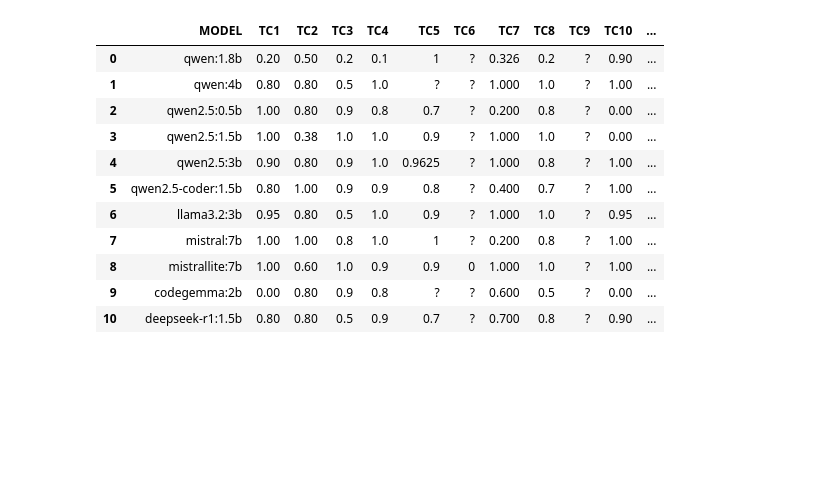
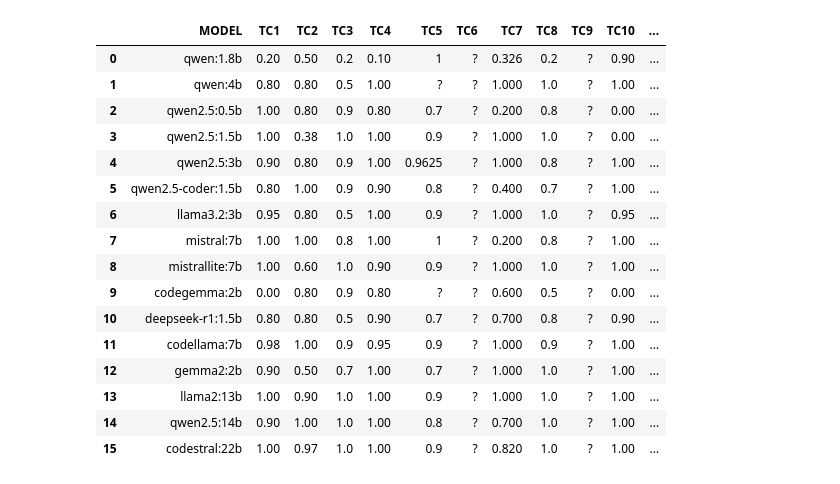
Before and after one commit to PhucLe03/RAG-Project, a Jupyter notebook: generator_eval/generator_eval_plot.ipynb, the cells around one changed output. Cells and saved outputs as stored; diff of their text form; code cells hidden in the pictures; blank space fills up the shorter version.

```diff
--- a/generator_eval/generator_eval_plot.ipynb
+++ b/generator_eval/generator_eval_plot.ipynb
@@ -4,20 +4,25 @@ import os
 
 df = pandas.read_csv(os.path.join('eval_result', 'summary.csv'), sep=';')
 # %%
-df.fillna(0.5, inplace=True)
+# df.fillna(0.5, inplace=True)
 df
 # %% [output]
 |  | MODEL | TC1 | TC2 | TC3 | TC4 | TC5 | TC6 | TC7 | TC8 | TC9 | TC10 | ... |
-| 0 | qwen:1.8b | 0.20 | 0.50 | 0.2 | 0.1 | 1 | ? | 0.326 | 0.2 | ? | 0.90 | ... |
-| 1 | qwen:4b | 0.80 | 0.80 | 0.5 | 1.0 | ? | ? | 1.000 | 1.0 | ? | 1.00 | ... |
-| 2 | qwen2.5:0.5b | 1.00 | 0.80 | 0.9 | 0.8 | 0.7 | ? | 0.200 | 0.8 | ? | 0.00 | ... |
-| 3 | qwen2.5:1.5b | 1.00 | 0.38 | 1.0 | 1.0 | 0.9 | ? | 1.000 | 1.0 | ? | 0.00 | ... |
-| 4 | qwen2.5:3b | 0.90 | 0.80 | 0.9 | 1.0 | 0.9625 | ? | 1.000 | 0.8 | ? | 1.00 | ... |
-| 5 | qwen2.5-coder:1.5b | 0.80 | 1.00 | 0.9 | 0.9 | 0.8 | ? | 0.400 | 0.7 | ? | 1.00 | ... |
-| 6 | llama3.2:3b | 0.95 | 0.80 | 0.5 | 1.0 | 0.9 | ? | 1.000 | 1.0 | ? | 0.95 | ... |
-| 7 | mistral:7b | 1.00 | 1.00 | 0.8 | 1.0 | 1 | ? | 0.200 | 0.8 | ? | 1.00 | ... |
-| 8 | mistrallite:7b | 1.00 | 0.60 | 1.0 | 0.9 | 0.9 | 0 | 1.000 | 1.0 | ? | 1.00 | ... |
-| 9 | codegemma:2b | 0.00 | 0.80 | 0.9 | 0.8 | ? | ? | 0.600 | 0.5 | ? | 0.00 | ... |
-| 10 | deepseek-r1:1.5b | 0.80 | 0.80 | 0.5 | 0.9 | 0.7 | ? | 0.700 | 0.8 | ? | 0.90 | ... |
+| 0 | qwen:1.8b | 0.20 | 0.50 | 0.2 | 0.10 | 1 | ? | 0.326 | 0.2 | ? | 0.90 | ... |
+| 1 | qwen:4b | 0.80 | 0.80 | 0.5 | 1.00 | ? | ? | 1.000 | 1.0 | ? | 1.00 | ... |
+| 2 | qwen2.5:0.5b | 1.00 | 0.80 | 0.9 | 0.80 | 0.7 | ? | 0.200 | 0.8 | ? | 0.00 | ... |
+| 3 | qwen2.5:1.5b | 1.00 | 0.38 | 1.0 | 1.00 | 0.9 | ? | 1.000 | 1.0 | ? | 0.00 | ... |
+| 4 | qwen2.5:3b | 0.90 | 0.80 | 0.9 | 1.00 | 0.9625 | ? | 1.000 | 0.8 | ? | 1.00 | ... |
+| 5 | qwen2.5-coder:1.5b | 0.80 | 1.00 | 0.9 | 0.90 | 0.8 | ? | 0.400 | 0.7 | ? | 1.00 | ... |
+| 6 | llama3.2:3b | 0.95 | 0.80 | 0.5 | 1.00 | 0.9 | ? | 1.000 | 1.0 | ? | 0.95 | ... |
+| 7 | mistral:7b | 1.00 | 1.00 | 0.8 | 1.00 | 1 | ? | 0.200 | 0.8 | ? | 1.00 | ... |
+| 8 | mistrallite:7b | 1.00 | 0.60 | 1.0 | 0.90 | 0.9 | ? | 1.000 | 1.0 | ? | 1.00 | ... |
+| 9 | codegemma:2b | 0.00 | 0.80 | 0.9 | 0.80 | ? | ? | 0.600 | 0.5 | ? | 0.00 | ... |
+| 10 | deepseek-r1:1.5b | 0.80 | 0.80 | 0.5 | 0.90 | 0.7 | ? | 0.700 | 0.8 | ? | 0.90 | ... |
+| 11 | codellama:7b | 0.98 | 1.00 | 0.9 | 0.95 | 0.9 | ? | 1.000 | 0.9 | ? | 1.00 | ... |
+| 12 | gemma2:2b | 0.90 | 0.50 | 0.7 | 1.00 | 0.7 | ? | 1.000 | 1.0 | ? | 1.00 | ... |
+| 13 | llama2:13b | 1.00 | 0.90 | 1.0 | 1.00 | 0.9 | ? | 1.000 | 1.0 | ? | 1.00 | ... |
+| 14 | qwen2.5:14b | 0.90 | 1.00 | 1.0 | 1.00 | 0.8 | ? | 0.700 | 1.0 | ? | 1.00 | ... |
+| 15 | codestral:22b | 1.00 | 0.97 | 1.0 | 1.00 | 0.9 | ? | 0.820 | 1.0 | ? | 1.00 | ... |
 # %%
 models = ['qwen:1.8b', 'qwen:4b', 'qwen2.5:0.5b', 'qwen2.5:1.5b',
```
Also changed, not shown: parts of 4 cells of this notebook, 1 other file.
